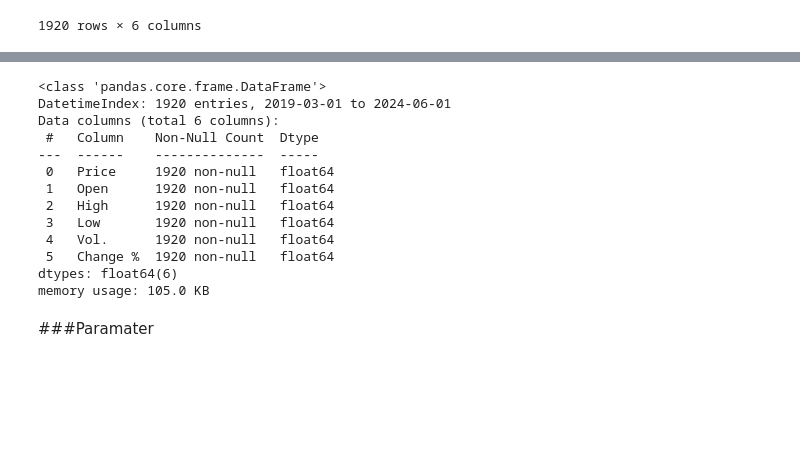
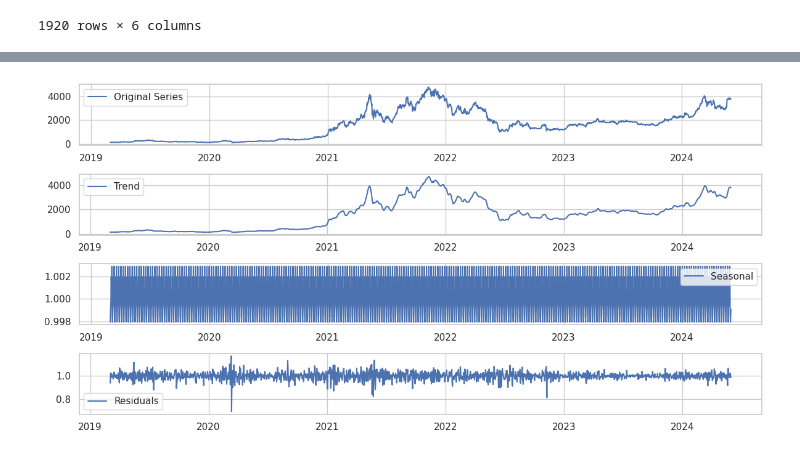
Before and after one commit to vmhoang1703/IS403-Project-Group13, a Jupyter notebook: Ethereum/SARIMAX_ETH_64_73_82.ipynb, the cells around one changed output, grey strips where cells are left out. Drawn from its saved outputs; the diff is of its cells as text; code cells hidden in the pictures; blank space fills up the shorter version.

```diff
--- a/Ethereum/SARIMAX_ETH_64_73_82.ipynb
+++ b/Ethereum/SARIMAX_ETH_64_73_82.ipynb
@@ -380,18 +393,32 @@ sns.heatmap(eth_df.corr(),annot =True,cmap="YlGnBu")
-# %%
-eth_df.info()
-# %% [output]
-<class 'pandas.core.frame.DataFrame'>
-DatetimeIndex: 1920 entries, 2019-03-01 to 2024-06-01
-Data columns (total 6 columns):
- #   Column    Non-Null Count  Dtype
----  ------    --------------  -----
- 0   Price     1920 non-null   float64
- 1   Open      1920 non-null   float64
- 2   High      1920 non-null   float64
- 3   Low       1920 non-null   float64
- 4   Vol.      1920 non-null   float64
- 5   Change %  1920 non-null   float64
-dtypes: float64(6)
-memory usage: 105.0 KB
-# %% [markdown]
-###Paramater
+# %%
+eth_df['Price_diff'].fillna(method='backfill', inplace=True)
+# %%
+result = seasonal_decompose(eth_df['Price'], model='multiplicative', period=7)
+trend = result.trend.dropna()
+seasonal = result.seasonal.dropna()
+residual = result.resid.dropna()
+
+# Plot the decomposed components
+plt.figure(figsize=(12,6))
+
+plt.subplot(4, 1, 1)
+plt.plot(eth_df['Price'], label='Original Series')
+plt.legend()
+
+plt.subplot(4, 1, 2)
+plt.plot(trend, label='Trend')
+plt.legend()
+
+plt.subplot(4, 1, 3)
+plt.plot(seasonal, label='Seasonal')
+plt.legend()
+
+plt.subplot(4, 1, 4)
+plt.plot(residual, label='Residuals')
+plt.legend()
+
+plt.tight_layout()
+plt.show()
+# for fun i guess
+# %% [output]
+[figure, added]
```
Also changed, not shown: parts of 236 cells of this notebook, 1 other file.
